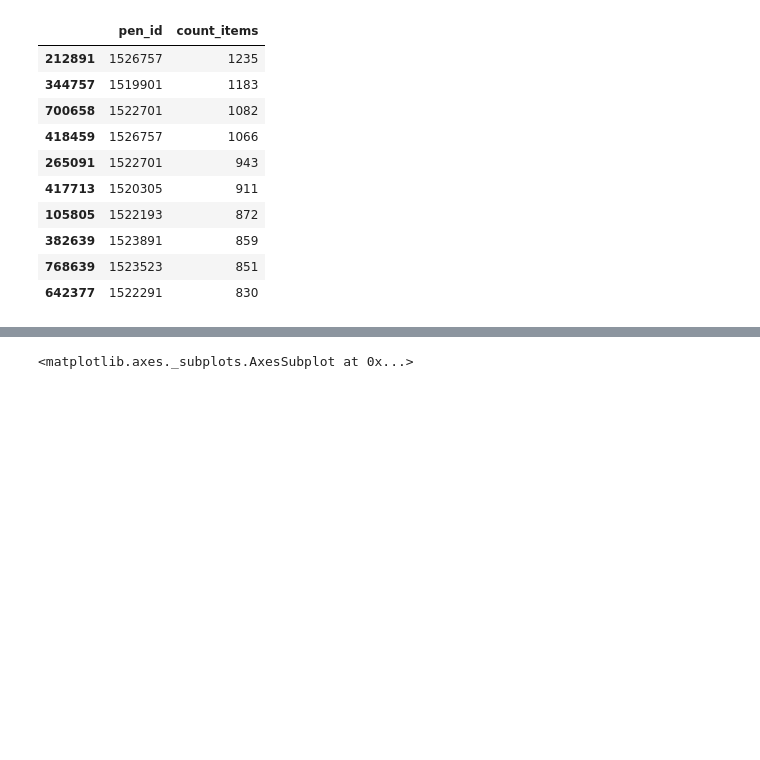
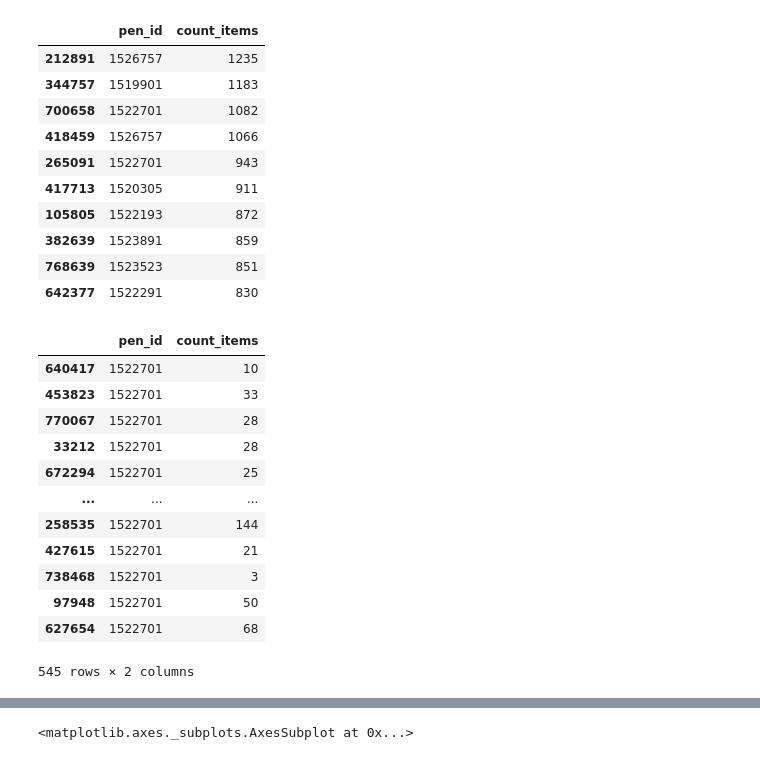
Before and after one commit to ShirinStar/Pen_Data_Dictionary, a Jupyter notebook: data/Pens Activity overview.ipynb, the cells around one changed output, grey strips where cells are left out. Cells and saved outputs as stored; diff of their text form; code cells hidden in the pictures; blank space fills up the shorter version.

```diff
--- a/data/Pens Activity overview.ipynb
+++ b/data/Pens Activity overview.ipynb
@@ -325,3 +367,19 @@ by_items.sort_values(by='count_items', ascending =False).head(10)
 | 382639 | 1523891 | 859 |
 | 768639 | 1523523 | 851 |
 | 642377 | 1522291 | 830 |
+# %%
+by_items[by_items['pen_id'] == 1522701]
+# %% [output]
+|  | pen_id | count_items |
+| 640417 | 1522701 | 10 |
+| 453823 | 1522701 | 33 |
+| 770067 | 1522701 | 28 |
+| 33212 | 1522701 | 28 |
+| 672294 | 1522701 | 25 |
+| ... | ... | ... |
+| 258535 | 1522701 | 144 |
+| 427615 | 1522701 | 21 |
+| 738468 | 1522701 | 3 |
+| 97948 | 1522701 | 50 |
+| 627654 | 1522701 | 68 |
+545 rows × 2 columns
```
Also changed, not shown: parts of 10 cells of this notebook, 4 other files.
